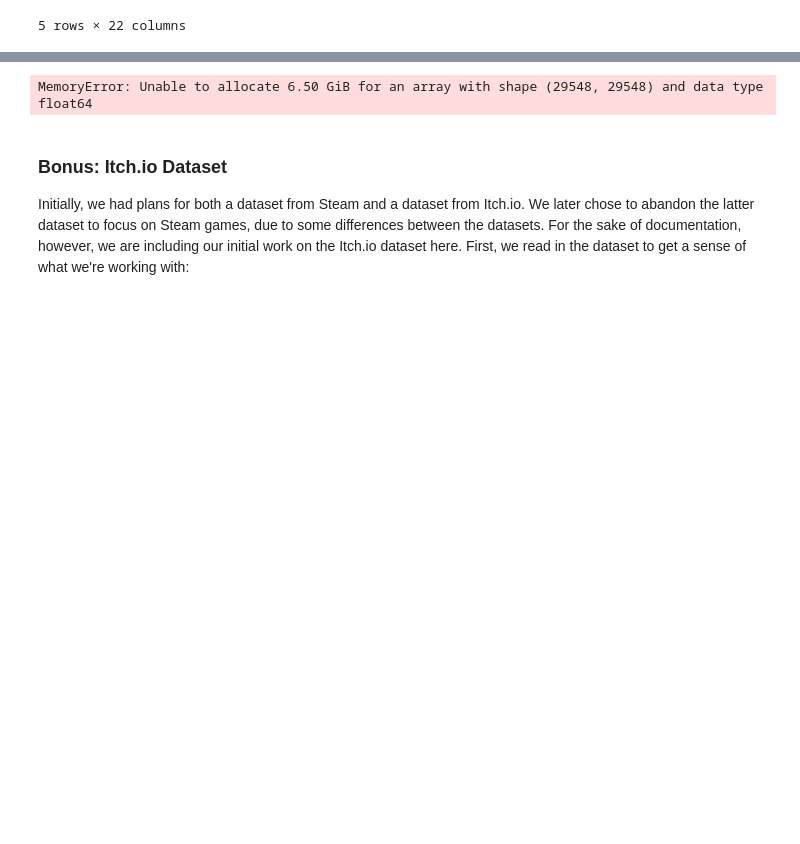
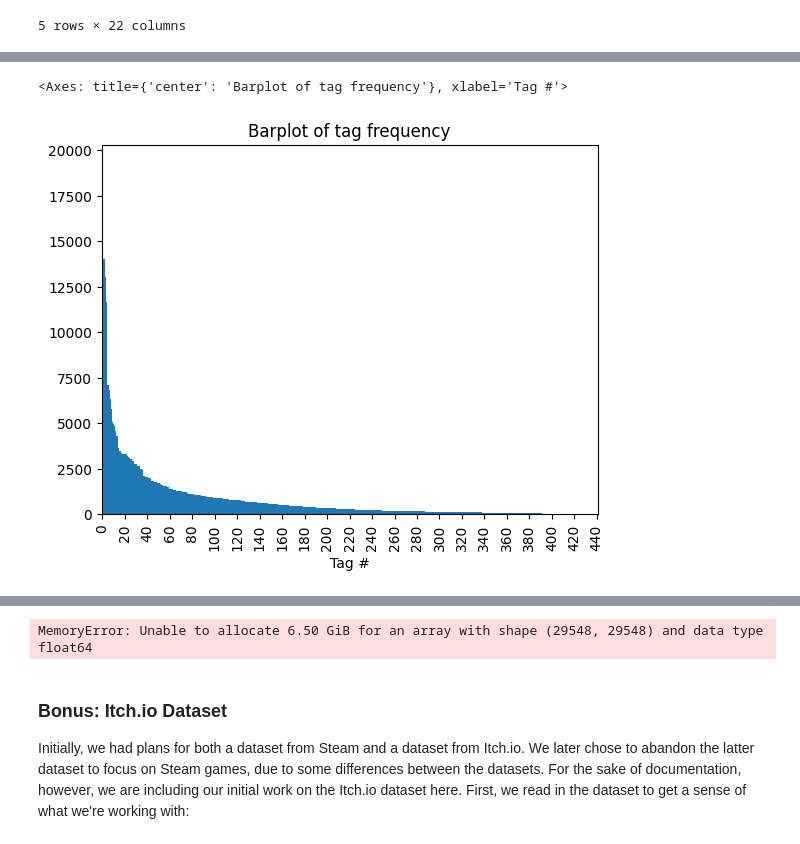
Before and after one commit to wallysands/csci5523project, a Jupyter notebook: Exploratory_Data_Analysis.ipynb, the cells around one changed output, grey strips where cells are left out. Drawn from its saved outputs; the diff is of its cells as text; code cells hidden in the pictures; blank space fills up the shorter version.

```diff
--- a/Exploratory_Data_Analysis.ipynb
+++ b/Exploratory_Data_Analysis.ipynb
@@ -25,0 +28,7 @@ steam_df.head()
+# %%
+import re
+steam_df.dropna(inplace=True)
+tag_counts = steam_df['Tags'].apply(lambda x: re.sub(": [0-9]+","",x).split(", ")).explode().value_counts()
+# Most popular tags
+print("# of tags:", tag_counts.size)
+tag_counts[:10]
@@ -25,0 +81,5 @@ steam_df.head()
+# %%
+tag_counts.plot.bar(xticks=range(0, 441, 20), xlabel="Tag #", width=1.0, title="Barplot of tag frequency")
+# %% [output]
+<Axes: title={'center': 'Barplot of tag frequency'}, xlabel='Tag #'>
+[figure, added]
```
Also changed, not shown: parts of 14 cells of this notebook.
